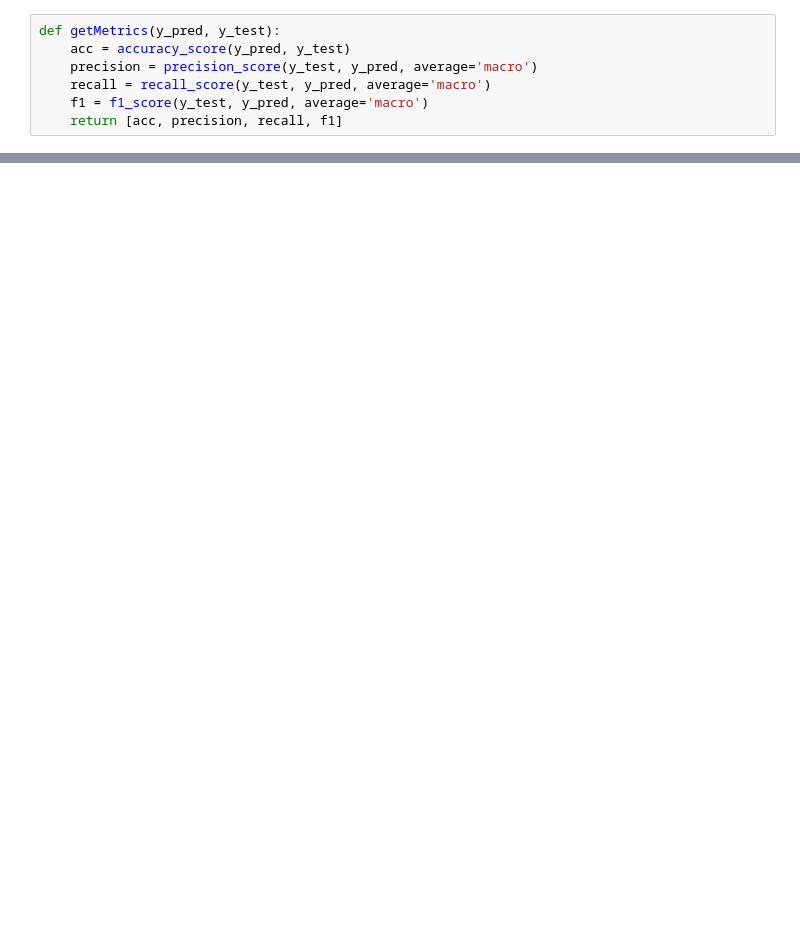
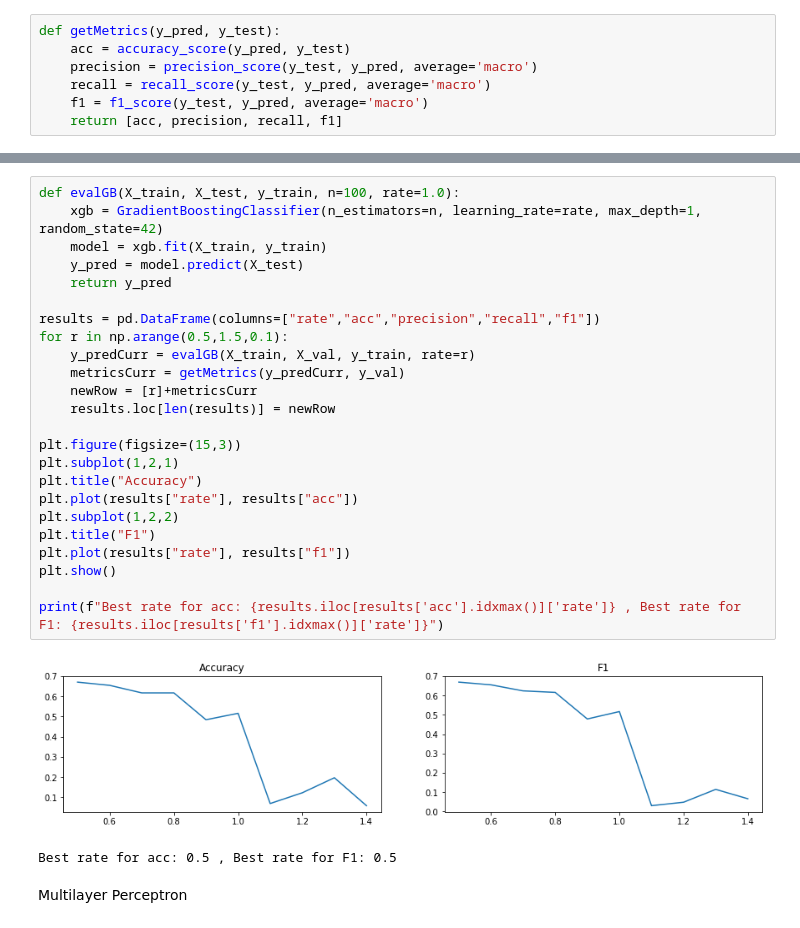
Before and after one commit to klemen1999/MusicGenreClassification, a Jupyter notebook: paramExploration.ipynb, the cells around one changed output, grey strips where cells are left out. Cells and saved outputs as stored; diff of their text form; blank space fills up the shorter version.

```diff
--- a/paramExploration.ipynb
+++ b/paramExploration.ipynb
@@ -146,0 +186,29 @@ Best c for acc: 4.500000000000002 , Best c for F1: 4.500000000000002
+# %%
+def evalGB(X_train, X_test, y_train, n=100, rate=1.0):
+    xgb = GradientBoostingClassifier(n_estimators=n, learning_rate=rate, max_depth=1, random_state=42)
+    model = xgb.fit(X_train, y_train)
+    y_pred = model.predict(X_test)
+    return y_pred
+
+results = pd.DataFrame(columns=["rate","acc","precision","recall","f1"])
+for r in np.arange(0.5,1.5,0.1):
+    y_predCurr = evalGB(X_train, X_val, y_train, rate=r)
+    metricsCurr = getMetrics(y_predCurr, y_val)
+    newRow = [r]+metricsCurr
+    results.loc[len(results)] = newRow
+
+plt.figure(figsize=(15,3))
+plt.subplot(1,2,1)
+plt.title("Accuracy")
+plt.plot(results["rate"], results["acc"])
+plt.subplot(1,2,2)
+plt.title("F1")
+plt.plot(results["rate"], results["f1"])
+plt.show()
+
+print(f"Best rate for acc: {results.iloc[results['acc'].idxmax()]['rate']} , Best rate for F1: {results.iloc[results['f1'].idxmax()]['rate']}")
+# %% [output]
+[figure, added]
+Best rate for acc: 0.5 , Best rate for F1: 0.5
+# %% [markdown]
+Multilayer Perceptron
```
Also changed, not shown: parts of 14 cells of this notebook, 18 other files.
